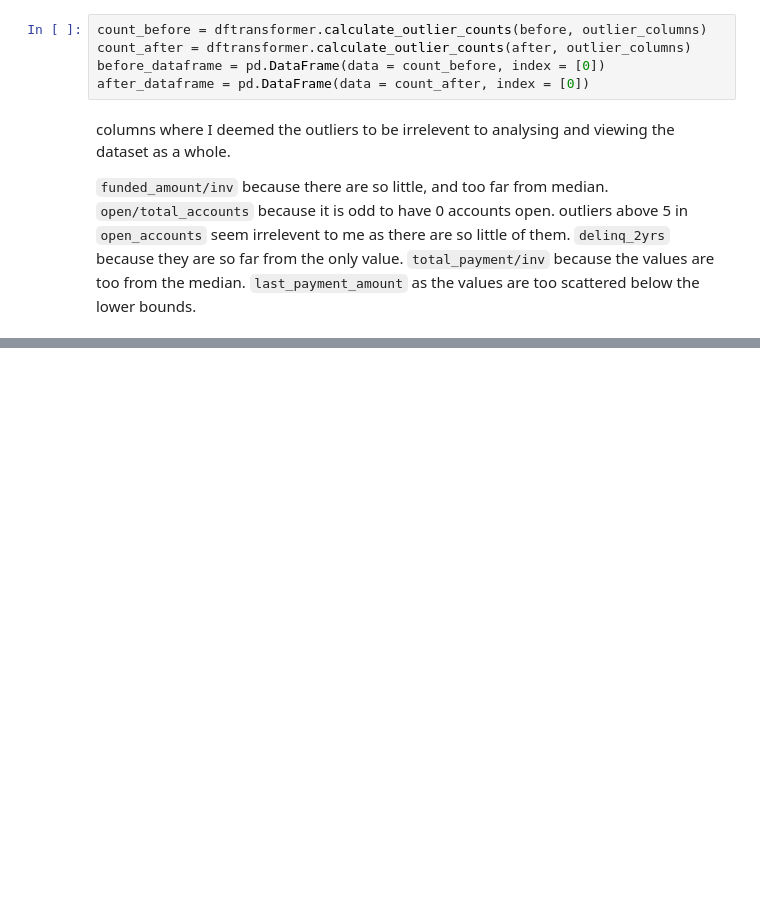
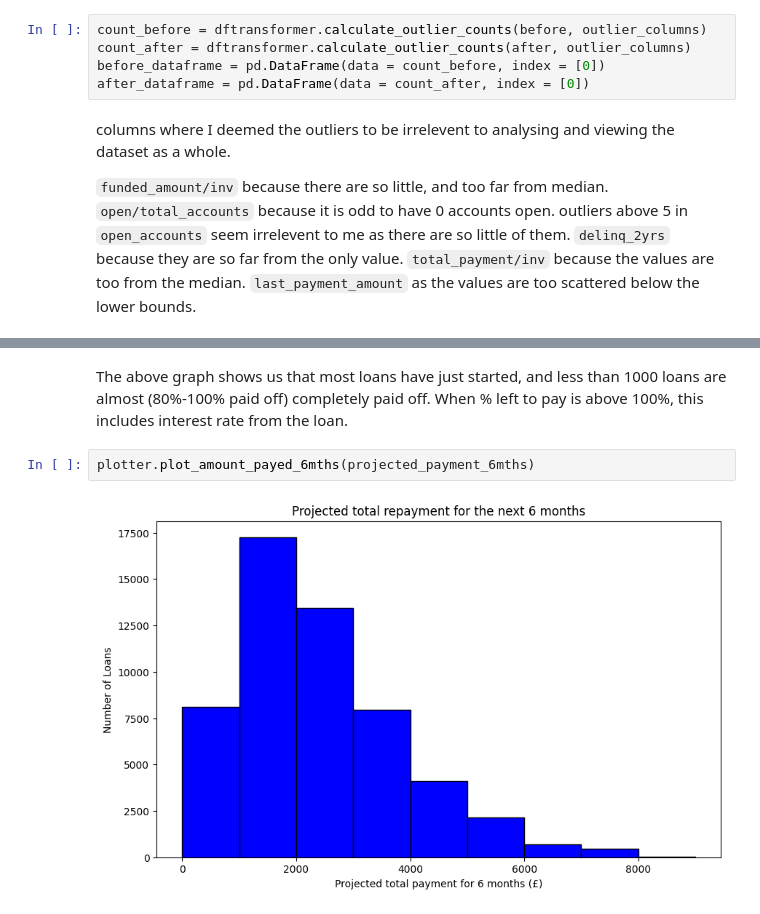
Before and after one commit to AdjunxLynx/exploratory-data-analysis---customer-loans-in-finance, a Jupyter notebook: Analysis.ipynb, the cells around one changed output, grey strips where cells are left out. Saved outputs shown, nothing was run; the diff lists cells and outputs as text; blank space fills up the shorter version.

```diff
--- a/Analysis.ipynb
+++ b/Analysis.ipynb
@@ -173,3 +182,9 @@ insights.visualise_repayments(insight_dataframe)
+# %% [markdown]
+The above graph shows us that most loans have just started, and less than 1000 loans are almost (80%-100% paid off) completely paid off. When % left to pay is above 100%, this includes interest rate from the loan.
+# %%
+plotter.plot_amount_payed_6mths(projected_payment_6mths)
+# %% [output]
+[figure, added]
 # %%
 insights.visualise_loss(insight_dataframe)
 # %% [output]
```
Also changed, not shown: parts of 18 cells of this notebook, 2 other files.
